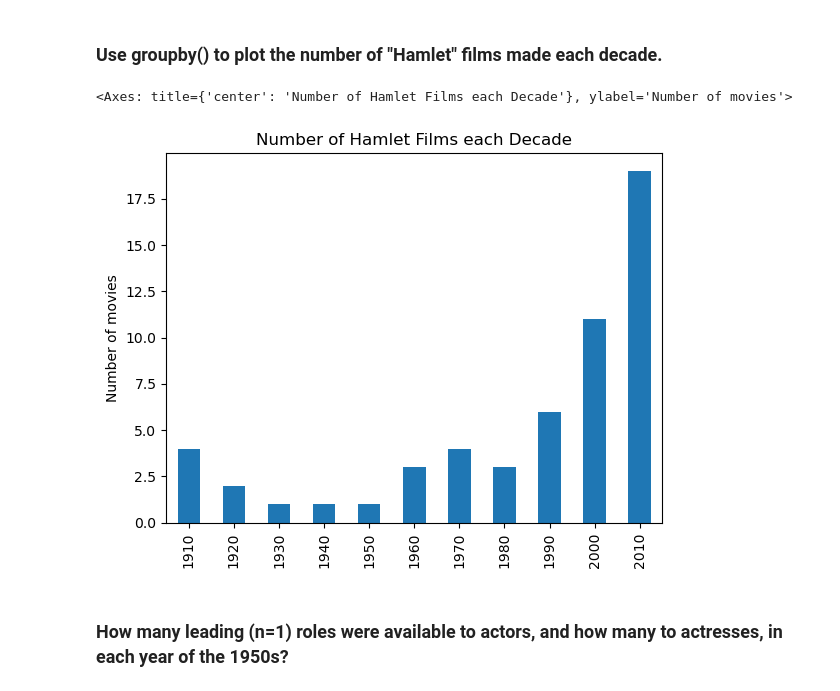
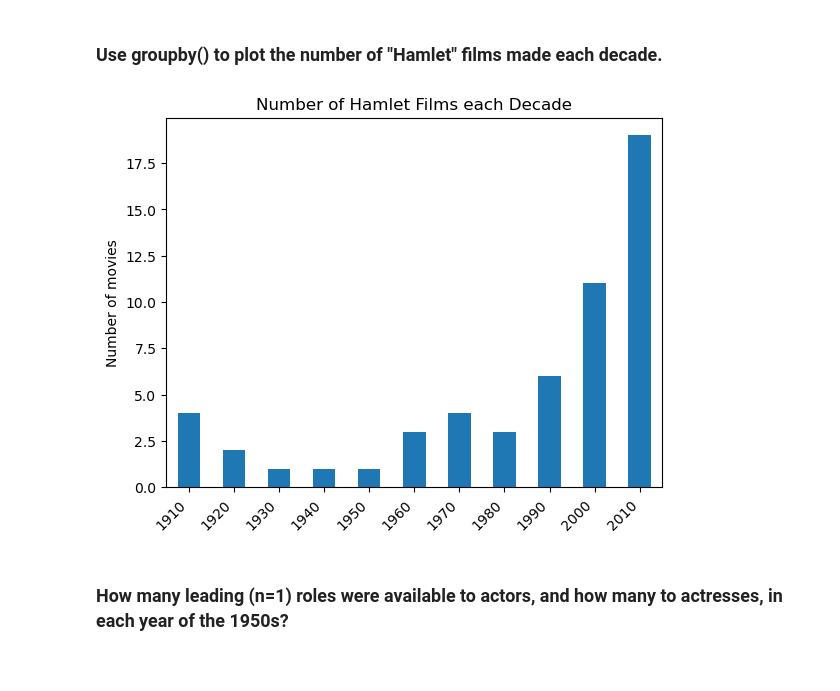
Before and after one commit to ronibars/pycon-pandas-tutorial, a Jupyter notebook: Exercises-3.ipynb, the cells around one changed output. Saved outputs shown, nothing was run; the diff lists cells and outputs as text; code cells hidden in the pictures.

```diff
--- a/Exercises-3.ipynb
+++ b/Exercises-3.ipynb
@@ -36,10 +45,16 @@ total_films = titles.groupby('decade')['title'].size().plot(kind='bar', xlabel='
 ### Use groupby() to plot the number of "Hamlet" films made each decade.
 # %%
 hamlet_films = titles.loc[titles['title'].str.contains('hamlet', case=False, na=False)]
-hamlet_films.groupby('decade')['title'].count().plot(kind='bar', xlabel='', ylabel='Number of movies', title='Number of Hamlet Films each Decade')
+hamlet_decade = (hamlet_films.groupby('decade')['title']
+                 .count()
+                 .plot(kind='bar',
+                       xlabel='',
+                       ylabel='Number of movies',
+                       title='Number of Hamlet Films each Decade'))
+plt.xticks(rotation=45, ha='right')
+plt.show()
 # %% [output]
-<Axes: title={'center': 'Number of Hamlet Films each Decade'}, ylabel='Number of movies'>
-[figure, old version]
+[figure, new version]
 # %% [markdown]
 ### How many leading (n=1) roles were available to actors, and how many to actresses, in each year of the 1950s?
 # %% [markdown]
```
Also changed, not shown: parts of 2 cells of this notebook.
